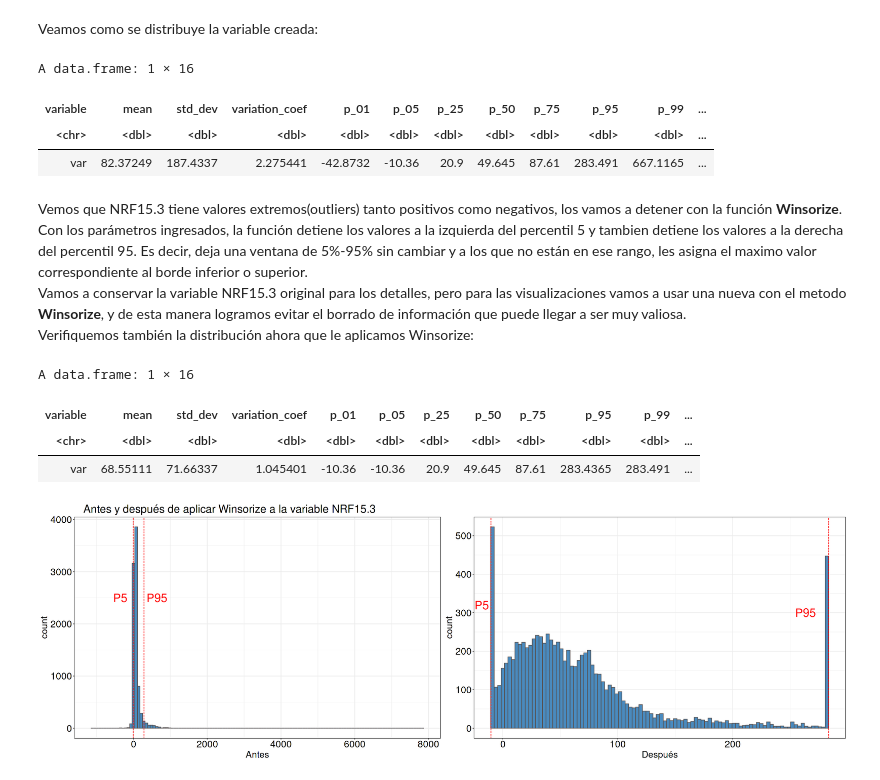
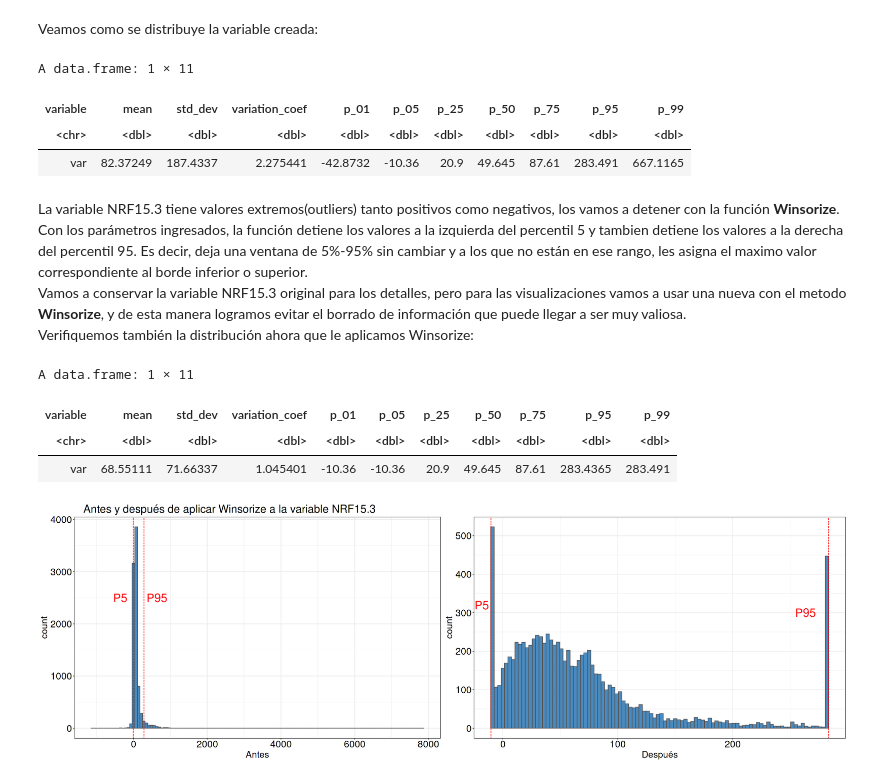
Before and after one commit to lgenzano92/R-Nutrientes-EDA, a Jupyter notebook: nutrientes-an-lisis-exploratorio-eda.ipynb, the cells around one changed output. Drawn from its saved outputs; the diff is of its cells as text; code cells hidden in the pictures.

```diff
--- a/nutrientes-an-lisis-exploratorio-eda.ipynb
+++ b/nutrientes-an-lisis-exploratorio-eda.ipynb
@@ -468,26 +471,27 @@ ggtitle("Indice NRF15.3 en algunos alimentos")
 # %% [markdown]
 Veamos como se distribuye la variable creada:
 # %%
-profiling_num(data$NRF15.3) #verificamos como se distribuye la variable
+profiling_num(data$NRF15.3) %>% select(variable,mean,std_dev,variation_coef,p_01,p_05,p_25,p_50,p_75,p_95,p_99)
+#verificamos como se distribuye la variable
 # %% [output]
-A data.frame: 1 × 16
+A data.frame: 1 × 11
-| variable | mean | std_dev | variation_coef | p_01 | p_05 | p_25 | p_50 | p_75 | p_95 | p_99 | ... |
-| <chr> | <dbl> | <dbl> | <dbl> | <dbl> | <dbl> | <dbl> | <dbl> | <dbl> | <dbl> | <dbl> | ... |
-| var | 82.37249 | 187.4337 | 2.275441 | -42.8732 | -10.36 | 20.9 | 49.645 | 87.61 | 283.491 | 667.1165 | ... |
+| variable | mean | std_dev | variation_coef | p_01 | p_05 | p_25 | p_50 | p_75 | p_95 | p_99 |
+| <chr> | <dbl> | <dbl> | <dbl> | <dbl> | <dbl> | <dbl> | <dbl> | <dbl> | <dbl> | <dbl> |
+| var | 82.37249 | 187.4337 | 2.275441 | -42.8732 | -10.36 | 20.9 | 49.645 | 87.61 | 283.491 | 667.1165 |
 # %% [markdown]
-Vemos que NRF15.3 tiene valores extremos(outliers) tanto positivos como negativos, los vamos a detener con la función **Winsorize**.<br />
+La variable NRF15.3 tiene valores extremos(outliers) tanto positivos como negativos, los vamos a detener con la función **Winsorize**.<br />
 Con los parámetros ingresados, la función detiene los valores a la izquierda del percentil 5 y tambien detiene los valores a la derecha del percentil 95. Es decir, deja una ventana de 5%-95% sin cambiar y a los que no están en ese rango, les asigna el maximo valor correspondiente al borde inferior o superior.<br />
 Vamos a conservar la variable NRF15.3 original para los detalles, pero para las visualizaciones vamos a usar una nueva con el metodo **Winsorize**, y de esta manera logramos evitar el borrado de información que puede llegar a ser muy valiosa.<br />
 Verifiquemos también la distribución ahora que le aplicamos Winsorize:
 # %%
 data$NRF15.3Wins = data$NRF15.3 %>% Winsorize(na.rm=TRUE)
-profiling_num(data$NRF15.3Wins)
+profiling_num(data$NRF15.3Wins) %>% select(variable,mean,std_dev,variation_coef,p_01,p_05,p_25,p_50,p_75,p_95,p_99)
 #hist(data$NRF15.3,breaks=699)
 # %% [output]
-A data.frame: 1 × 16
+A data.frame: 1 × 11
-| variable | mean | std_dev | variation_coef | p_01 | p_05 | p_25 | p_50 | p_75 | p_95 | p_99 | ... |
-| <chr> | <dbl> | <dbl> | <dbl> | <dbl> | <dbl> | <dbl> | <dbl> | <dbl> | <dbl> | <dbl> | ... |
-| var | 68.55111 | 71.66337 | 1.045401 | -10.36 | -10.36 | 20.9 | 49.645 | 87.61 | 283.4365 | 283.491 | ... |
+| variable | mean | std_dev | variation_coef | p_01 | p_05 | p_25 | p_50 | p_75 | p_95 | p_99 |
+| <chr> | <dbl> | <dbl> | <dbl> | <dbl> | <dbl> | <dbl> | <dbl> | <dbl> | <dbl> | <dbl> |
+| var | 68.55111 | 71.66337 | 1.045401 | -10.36 | -10.36 | 20.9 | 49.645 | 87.61 | 283.4365 | 283.491 |
 # %%
 plot_size(25,8)
 
```
Also changed, not shown: parts of 21 cells of this notebook.
